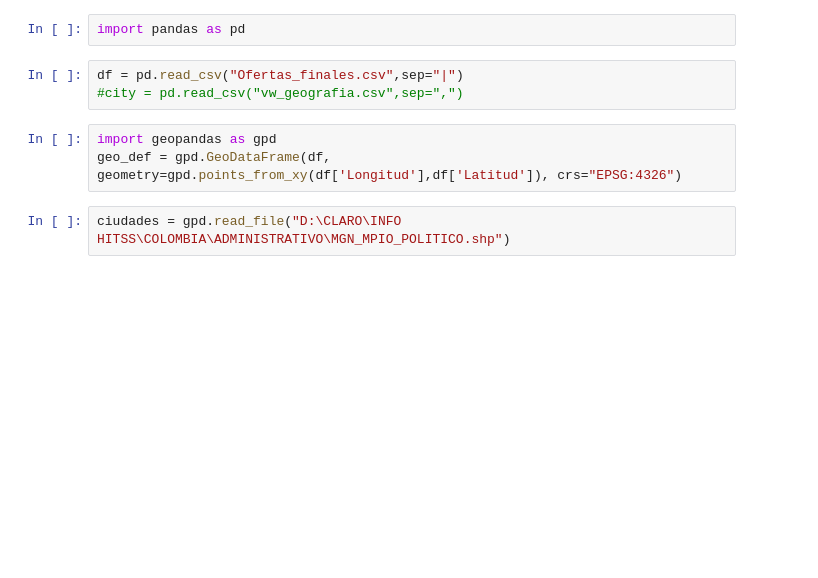
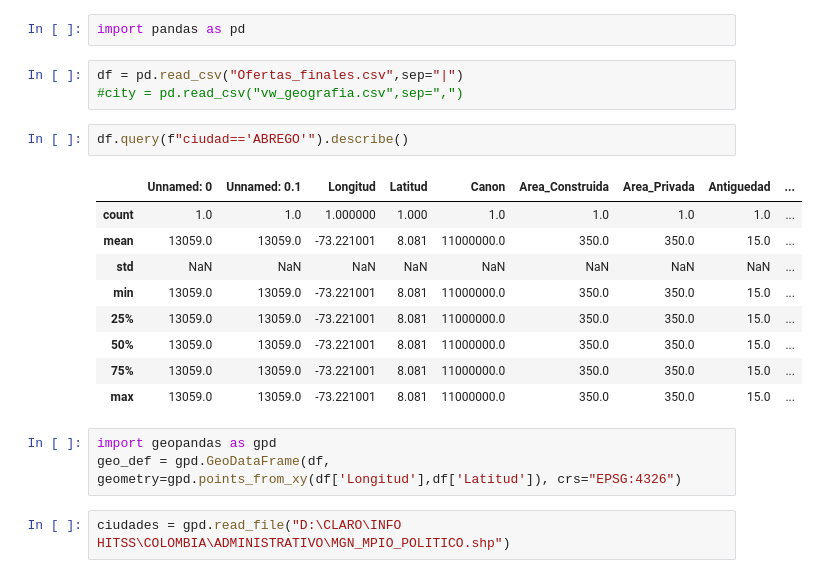
Before and after one commit to LombanaPa/Streamapp, a Jupyter notebook: MisPruebas.ipynb, the cells around one changed output. Drawn from its saved outputs; the diff is of its cells as text; blank space fills up the shorter version.

```diff
--- a/MisPruebas.ipynb
+++ b/MisPruebas.ipynb
@@ -3,6 +3,18 @@ import pandas as pd
 # %%
 df = pd.read_csv("Ofertas_finales.csv",sep="|")
 #city = pd.read_csv("vw_geografia.csv",sep=",")
+# %%
+df.query(f"ciudad=='ABREGO'").describe()
+# %% [output]
+|  | Unnamed: 0 | Unnamed: 0.1 | Longitud | Latitud | Canon | Area_Construida | Area_Privada | Antiguedad | ... |
+| count | 1.0 | 1.0 | 1.000000 | 1.000 | 1.0 | 1.0 | 1.0 | 1.0 | ... |
+| mean | 13059.0 | 13059.0 | -73.221001 | 8.081 | 11000000.0 | 350.0 | 350.0 | 15.0 | ... |
+| std | NaN | NaN | NaN | NaN | NaN | NaN | NaN | NaN | ... |
+| min | 13059.0 | 13059.0 | -73.221001 | 8.081 | 11000000.0 | 350.0 | 350.0 | 15.0 | ... |
+| 25% | 13059.0 | 13059.0 | -73.221001 | 8.081 | 11000000.0 | 350.0 | 350.0 | 15.0 | ... |
+| 50% | 13059.0 | 13059.0 | -73.221001 | 8.081 | 11000000.0 | 350.0 | 350.0 | 15.0 | ... |
+| 75% | 13059.0 | 13059.0 | -73.221001 | 8.081 | 11000000.0 | 350.0 | 350.0 | 15.0 | ... |
+| max | 13059.0 | 13059.0 | -73.221001 | 8.081 | 11000000.0 | 350.0 | 350.0 | 15.0 | ... |
 # %%
 import geopandas as gpd
 geo_def = gpd.GeoDataFrame(df, geometry=gpd.points_from_xy(df['Longitud'],df['Latitud']), crs="EPSG:4326")
```
Also changed, not shown: parts of 3 cells of this notebook, 4 other files.
